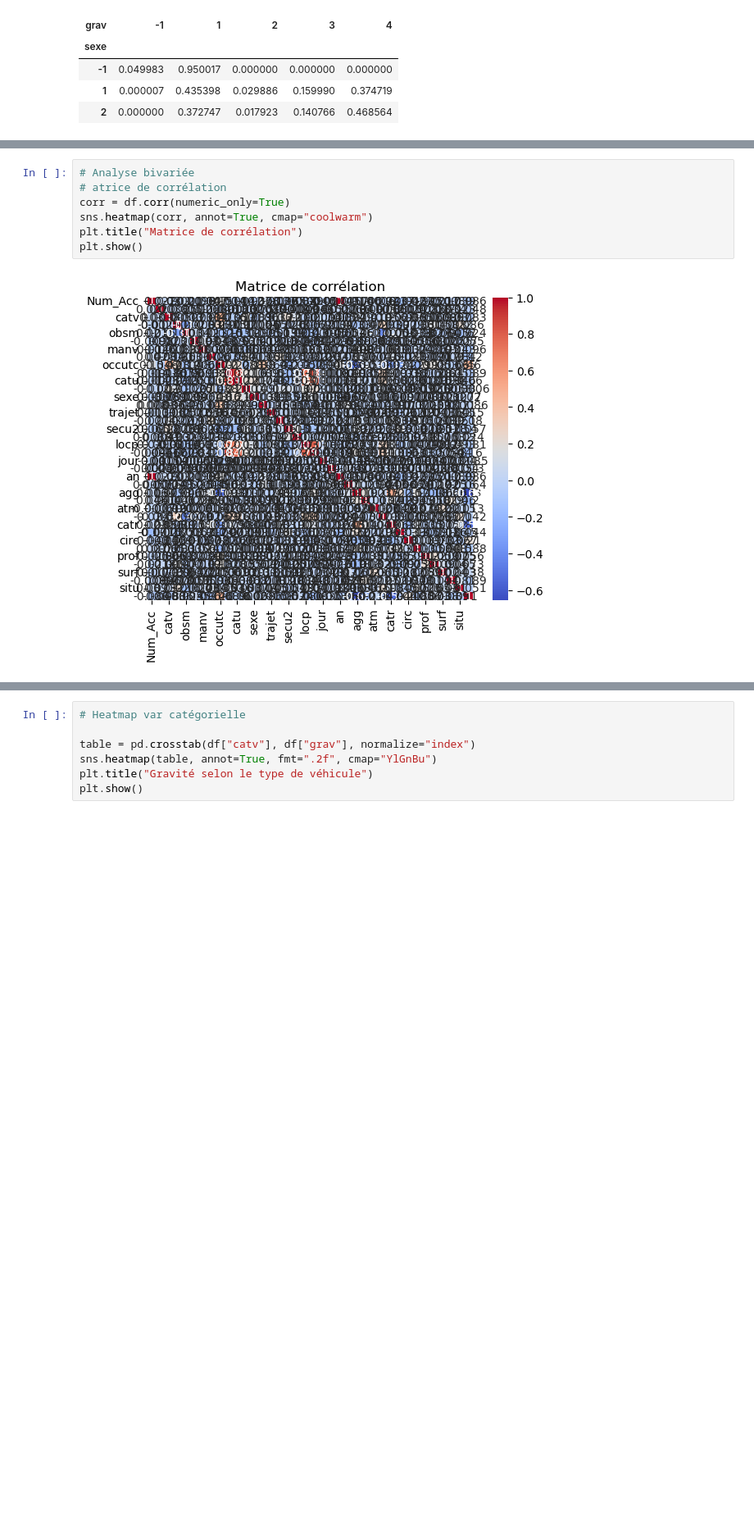
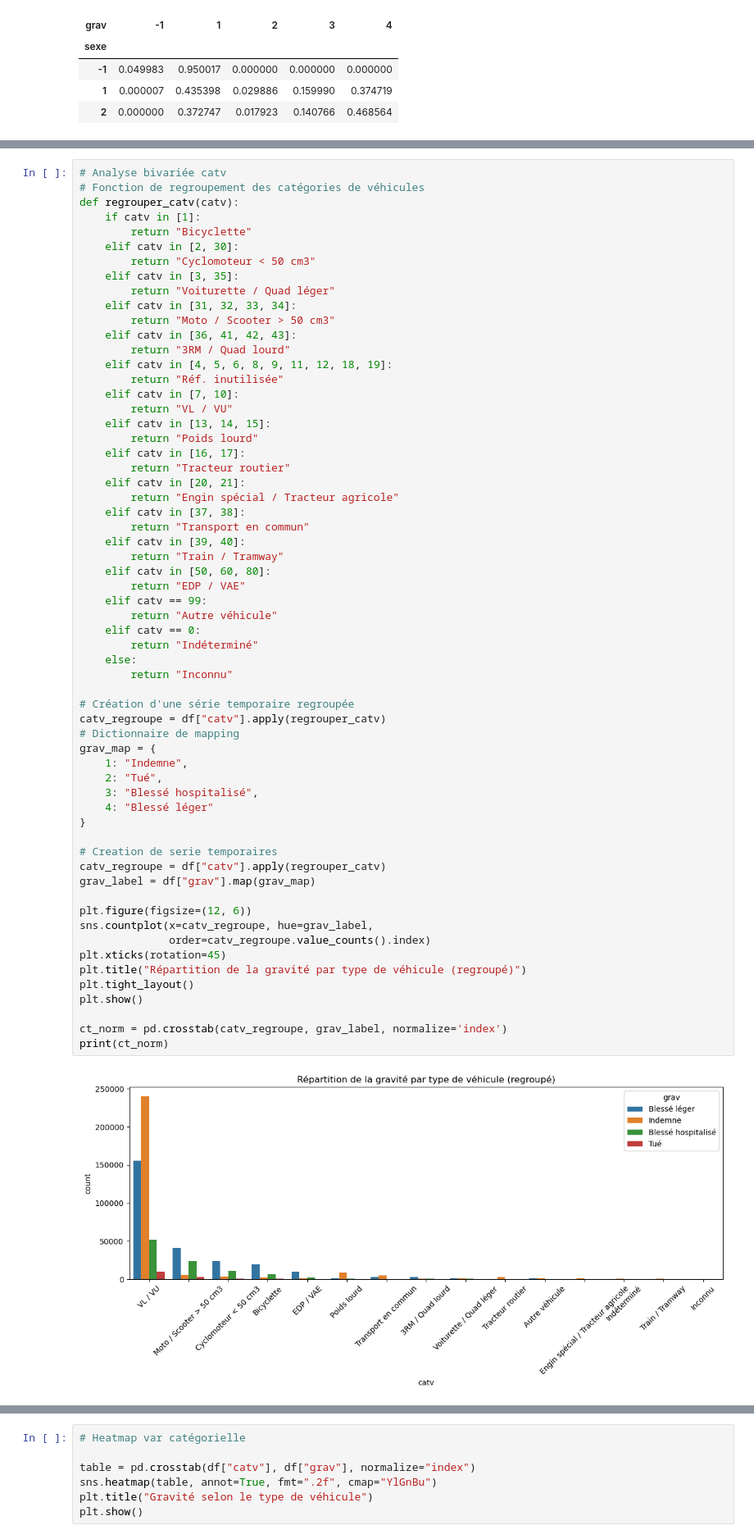
Before and after one commit to DataScientest-Studio/mai25_bds_accidents, a Jupyter notebook: notebooks/3.0 - Alizée - analyse exploratoire.ipynb, the cells around one changed output, grey strips where cells are left out. Shown: that part at 82% size. Saved outputs shown, nothing was run; the diff lists cells and outputs as text; blank space fills up the shorter version.

```diff
--- a/notebooks/3.0 - Alizée - analyse exploratoire.ipynb
+++ b/notebooks/3.0 - Alizée - analyse exploratoire.ipynb
@@ -158,9 +217,63 @@ plt.show()
 # %%
-# Analyse bivariée
-# atrice de corrélation
-corr = df.corr(numeric_only=True)
-sns.heatmap(corr, annot=True, cmap="coolwarm")
-plt.title("Matrice de corrélation")
+# Analyse bivariée catv
+# Fonction de regroupement des catégories de véhicules
+def regrouper_catv(catv):
+    if catv in [1]:
+        return "Bicyclette"
+    elif catv in [2, 30]:
+        return "Cyclomoteur < 50 cm3"
+    elif catv in [3, 35]:
+        return "Voiturette / Quad léger"
+    elif catv in [31, 32, 33, 34]:
+        return "Moto / Scooter > 50 cm3"
+    elif catv in [36, 41, 42, 43]:
+        return "3RM / Quad lourd"
+    elif catv in [4, 5, 6, 8, 9, 11, 12, 18, 19]:
+        return "Réf. inutilisée"
+    elif catv in [7, 10]:
+        return "VL / VU"
+    elif catv in [13, 14, 15]:
+        return "Poids lourd"
+    elif catv in [16, 17]:
+        return "Tracteur routier"
+    elif catv in [20, 21]:
+        return "Engin spécial / Tracteur agricole"
+    elif catv in [37, 38]:
+        return "Transport en commun"
+    elif catv in [39, 40]:
+        return "Train / Tramway"
+    elif catv in [50, 60, 80]:
+        return "EDP / VAE"
+    elif catv == 99:
+        return "Autre véhicule"
+    elif catv == 0:
+        return "Indéterminé"
+    else:
+        return "Inconnu"
+
+# Création d'une série temporaire regroupée
+catv_regroupe = df["catv"].apply(regrouper_catv)
+# Dictionnaire de mapping
+grav_map = {
+    1: "Indemne",
+    2: "Tué",
+    3: "Blessé hospitalisé",
+    4: "Blessé léger"
+}
+
+# Creation de serie temporaires
+catv_regroupe = df["catv"].apply(regrouper_catv)
+grav_label = df["grav"].map(grav_map)
+
+plt.figure(figsize=(12, 6))
+sns.countplot(x=catv_regroupe, hue=grav_label,
+              order=catv_regroupe.value_counts().index)
+plt.xticks(rotation=45)
+plt.title("Répartition de la gravité par type de véhicule (regroupé)")
+plt.tight_layout()
 plt.show()
+
+ct_norm = pd.crosstab(catv_regroupe, grav_label, normalize='index')
+print(ct_norm)
 # %% [output]
-[figure, old version]
+[figure, new version]
```
Also changed, not shown: parts of 18 cells of this notebook.
